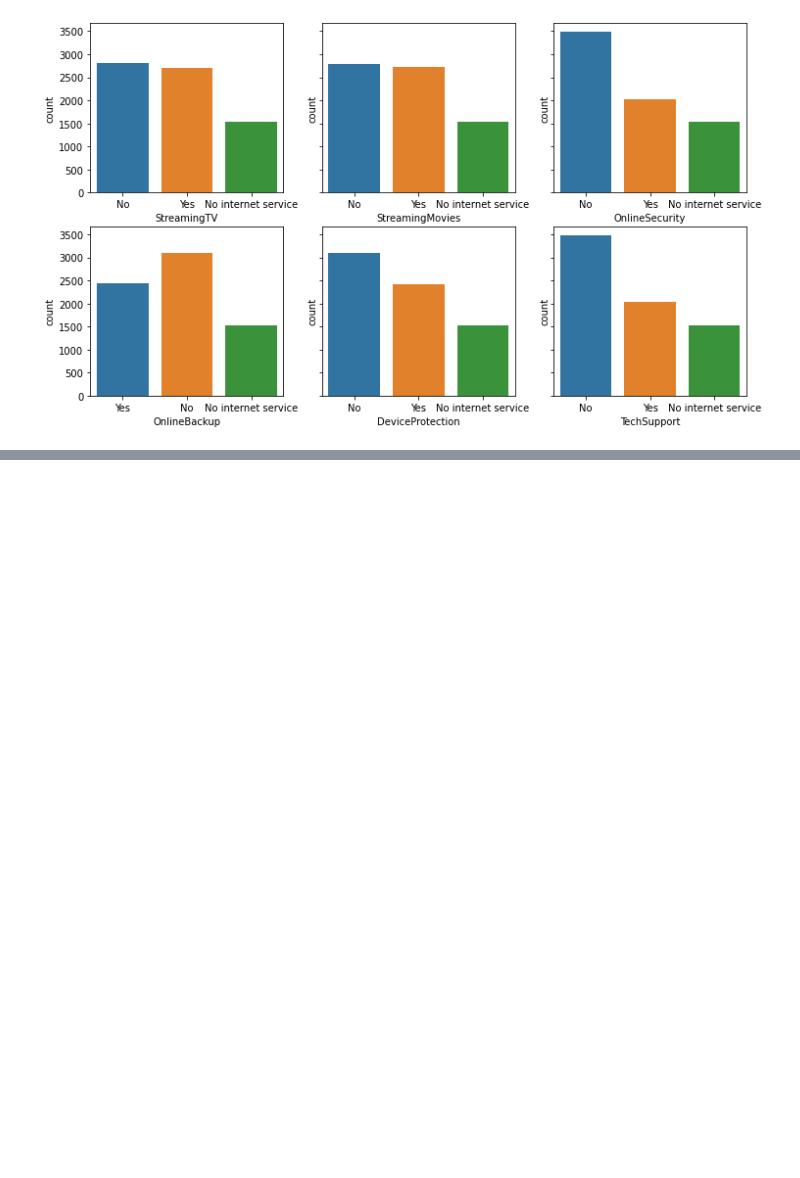
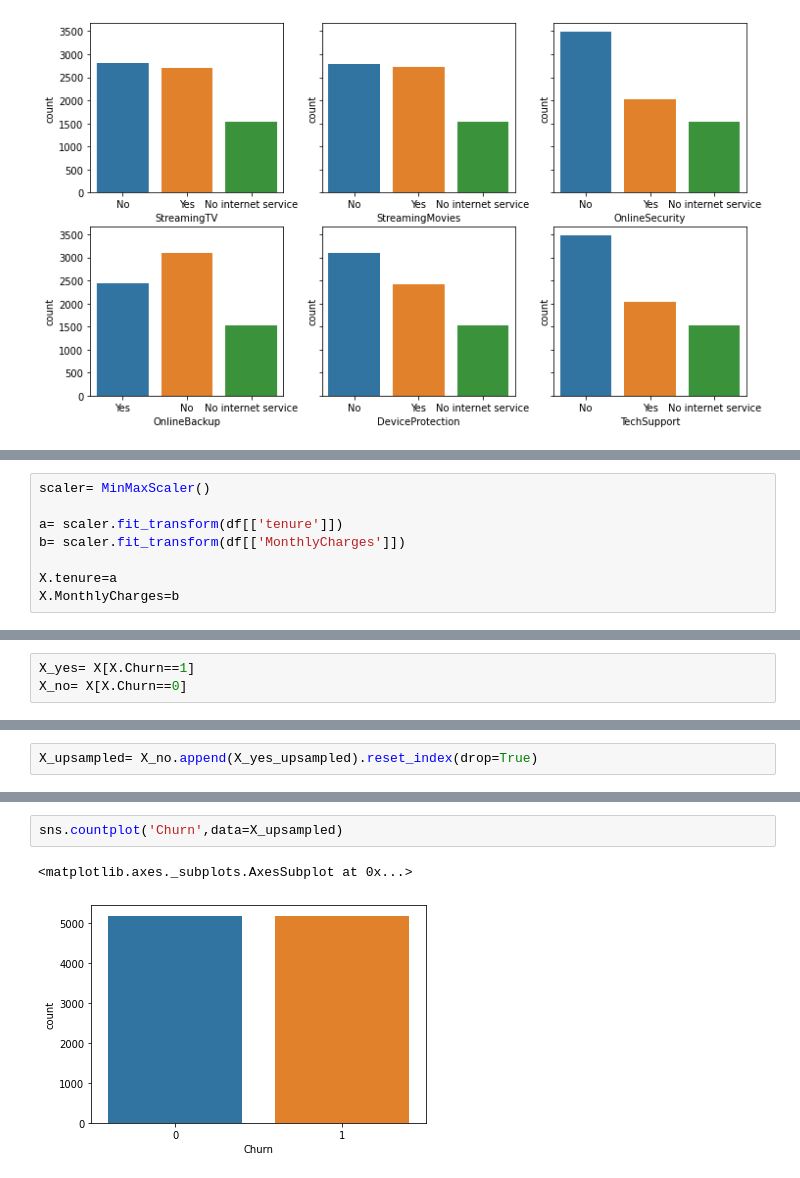
Before and after one commit to rajeevfromkrec/machine_Learning, a Jupyter notebook: Churn_analysis_and_Prediction_.ipynb, the cells around one changed output, grey strips where cells are left out. Saved outputs shown, nothing was run; the diff lists cells and outputs as text; blank space fills up the shorter version.

```diff
--- a/Churn_analysis_and_Prediction_.ipynb
+++ b/Churn_analysis_and_Prediction_.ipynb
@@ -144,0 +177,8 @@ sns.countplot("TechSupport", data=df, ax=axes[1,2])
+# %%
+scaler= MinMaxScaler()
+
+a= scaler.fit_transform(df[['tenure']])
+b= scaler.fit_transform(df[['MonthlyCharges']])
+
+X.tenure=a
+X.MonthlyCharges=b
@@ -144,0 +194,3 @@ sns.countplot("TechSupport", data=df, ax=axes[1,2])
+# %%
+X_yes= X[X.Churn==1]
+X_no= X[X.Churn==0]
@@ -144,0 +206,2 @@ sns.countplot("TechSupport", data=df, ax=axes[1,2])
+# %%
+X_upsampled= X_no.append(X_yes_upsampled).reset_index(drop=True)
@@ -144,0 +212,5 @@ sns.countplot("TechSupport", data=df, ax=axes[1,2])
+# %%
+sns.countplot('Churn',data=X_upsampled)
+# %% [output]
+<matplotlib.axes._subplots.AxesSubplot at 0x...>
+[figure, added]
```
Also changed, not shown: parts of 26 cells of this notebook.
